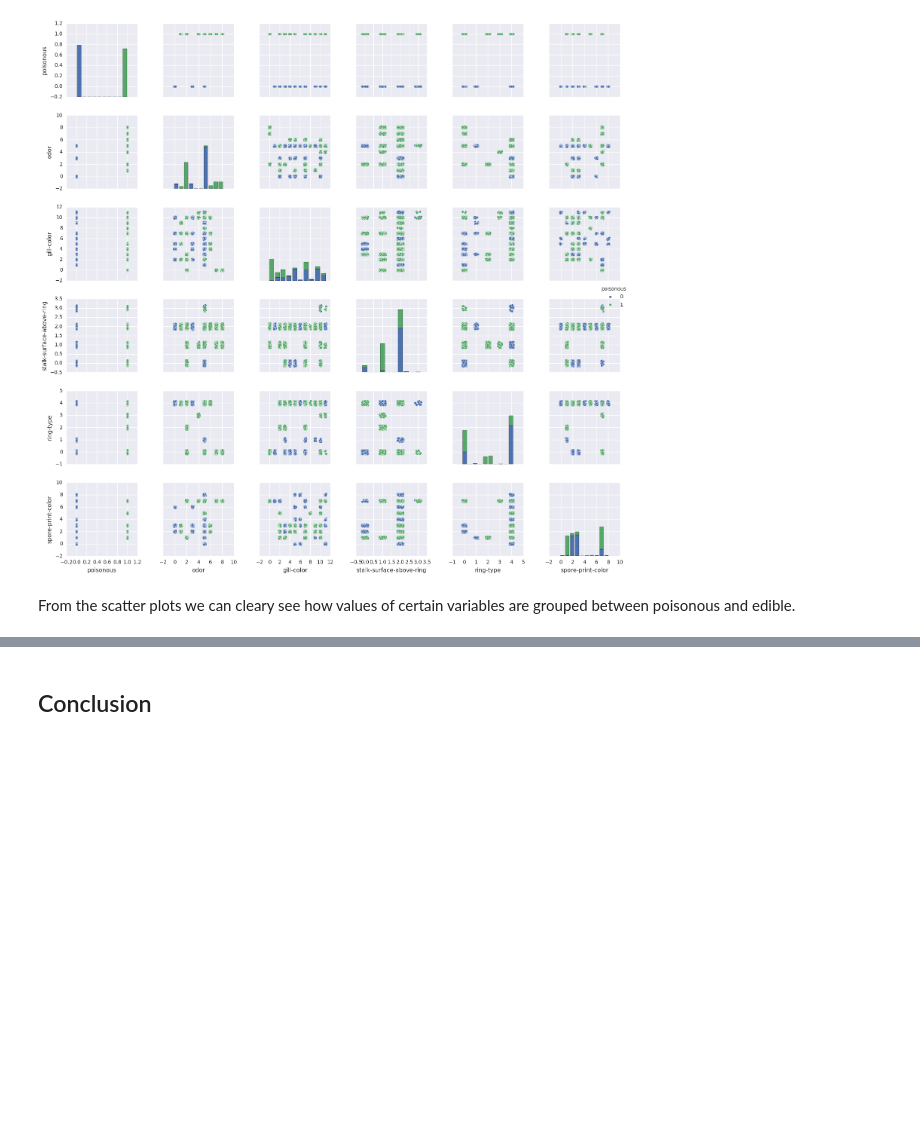
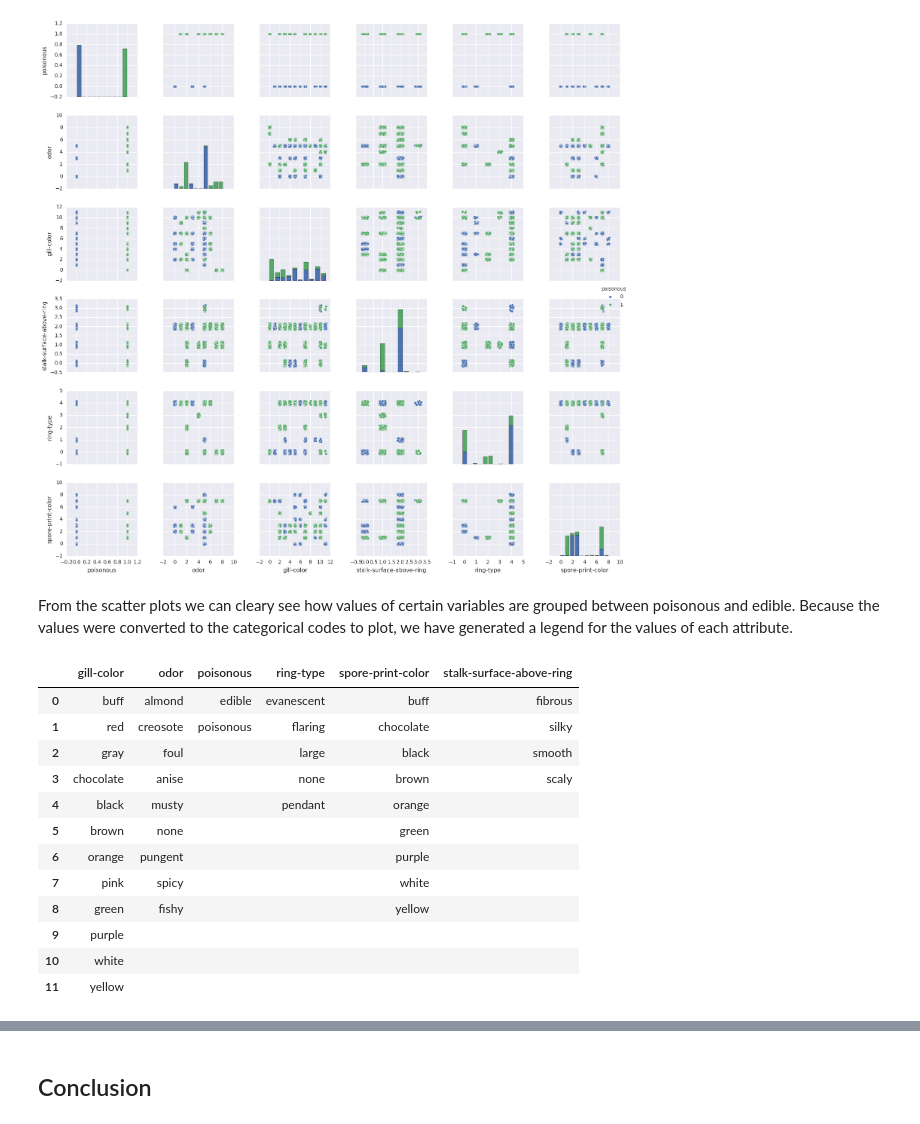
Before and after one commit to LukeWood/Mushroom-Classification, a Jupyter notebook: DraftReport.ipynb, the cells around one changed output, grey strips where cells are left out. Saved outputs shown, nothing was run; the diff lists cells and outputs as text; code cells hidden in the pictures; blank space fills up the shorter version.

Commit message:
add scatterplot matrix legend

```diff
--- a/DraftReport.ipynb
+++ b/DraftReport.ipynb
@@ -303,7 +303,31 @@ plt.close()
 # %% [output]
 [figure]
 # %% [markdown]
-From the scatter plots we can cleary see how values of certain variables are grouped between poisonous and edible.
+From the scatter plots we can cleary see how values of certain variables are grouped between poisonous and edible. Because the values were converted to the categorical codes to plot, we have generated a legend for the values of each attribute.
+# %%
+df = get_data_frame()
+attr = get_attribute_dictionary()
+labels = {}
+for col in df:
+        if col in ['odor', 'spore-print-color', 'gill-color', 'ring-type',
+                               'stalk-surface-above-ring', 'poisonous']:
+            labels[col] = [attr[col][c] for c in df[col].cat.categories] + \
+                          (12-len(df[col].cat.categories))*[" "]
+pd.DataFrame(labels)
+# %% [output]
+|  | gill-color | odor | poisonous | ring-type | spore-print-color | stalk-surface-above-ring |
+| 0 | buff | almond | edible | evanescent | buff | fibrous |
+| 1 | red | creosote | poisonous | flaring | chocolate | silky |
+| 2 | gray | foul |  | large | black | smooth |
+| 3 | chocolate | anise |  | none | brown | scaly |
+| 4 | black | musty |  | pendant | orange |  |
+| 5 | brown | none |  |  | green |  |
+| 6 | orange | pungent |  |  | purple |  |
+| 7 | pink | spicy |  |  | white |  |
+| 8 | green | fishy |  |  | yellow |  |
+| 9 | purple |  |  |  |  |  |
+| 10 | white |  |  |  |  |  |
+| 11 | yellow |  |  |  |  |  |
 # %% [markdown]
 
 ## Heatmaps
```
